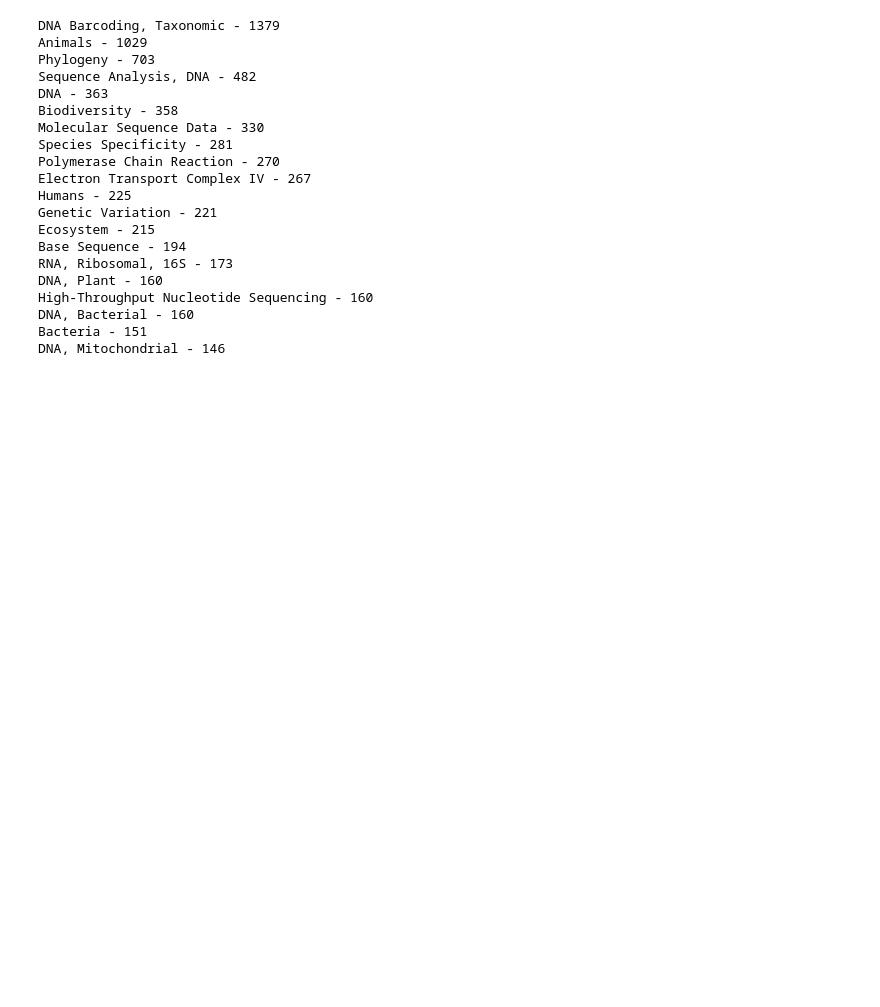
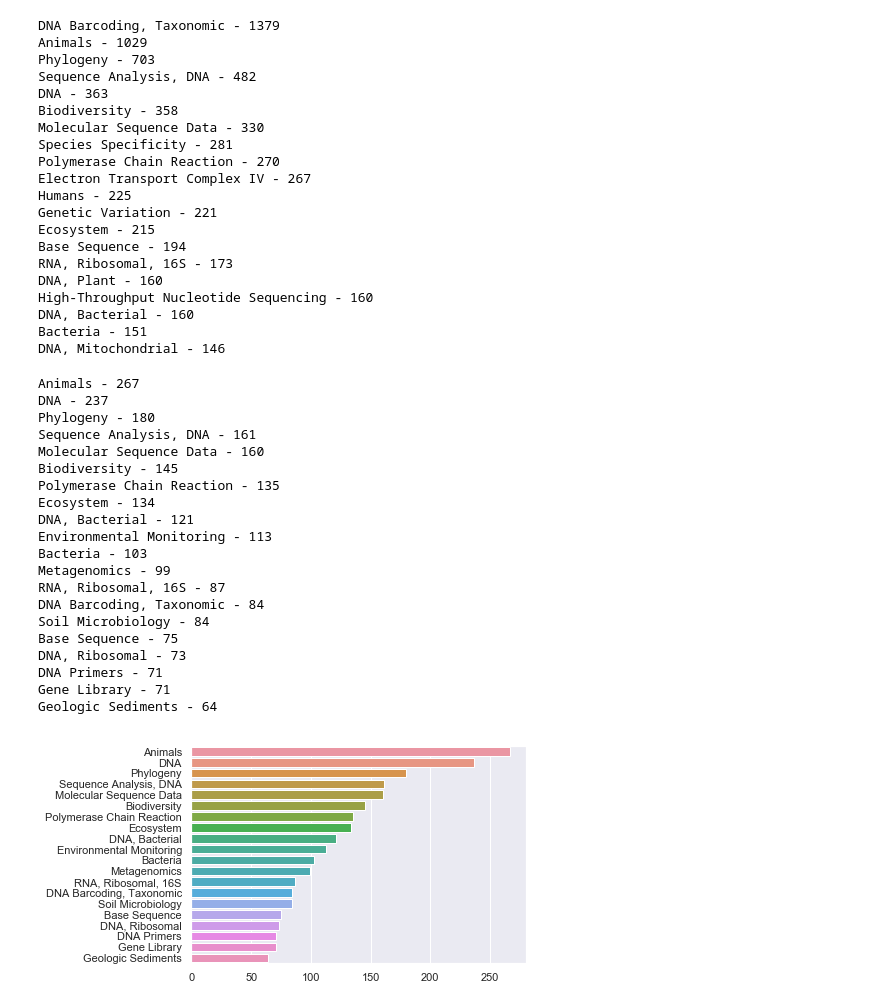
Before and after one commit to lucaspedroni/edna-lit-review, a Jupyter notebook: exploring_counts.ipynb, the cells around one changed output. Drawn from its saved outputs; the diff is of its cells as text; code cells hidden in the pictures; blank space fills up the shorter version.

```diff
--- a/exploring_counts.ipynb
+++ b/exploring_counts.ipynb
@@ -646,3 +646,40 @@ High-Throughput Nucleotide Sequencing - 160
 DNA, Bacterial - 160
 Bacteria - 151
 DNA, Mitochondrial - 146
+# %%
+curr_list = term_ids_counts
+
+curr_list = Counter(curr_list)
+curr_list = [[key, val] for key, val in curr_list.items() if key]
+curr_list = sorted(curr_list, key = lambda curr_list: curr_list[1], reverse=True)
+
+for item in curr_list[0:20]:
+    print(f"{term_names[item[0]]} - {item[1]}")
+
+ax = sns.barplot(x=[item[1] for item in curr_list][0:20],
+                 y=[term_names[item[0]] for item in curr_list[0:20]])
+
+fig = ax.get_figure()
+fig.savefig("mesh_terms_top20.png", bbox_inches="tight", dpi=600)
+# %% [output]
+Animals - 267
+DNA - 237
+Phylogeny - 180
+Sequence Analysis, DNA - 161
+Molecular Sequence Data - 160
+Biodiversity - 145
+Polymerase Chain Reaction - 135
+Ecosystem - 134
+DNA, Bacterial - 121
+Environmental Monitoring - 113
+Bacteria - 103
+Metagenomics - 99
+RNA, Ribosomal, 16S - 87
+DNA Barcoding, Taxonomic - 84
+Soil Microbiology - 84
+Base Sequence - 75
+DNA, Ribosomal - 73
+DNA Primers - 71
+Gene Library - 71
+Geologic Sediments - 64
+[figure, added]
```
Also changed, not shown: 1 other file.
